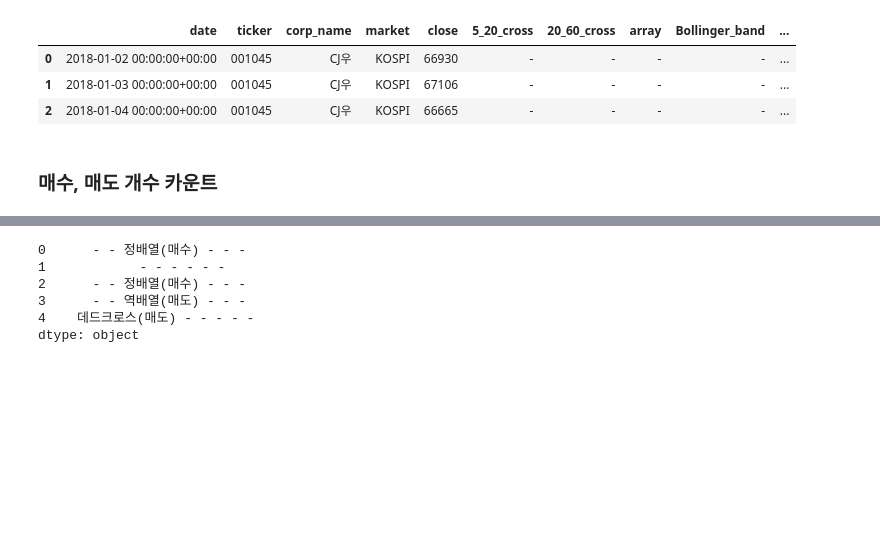
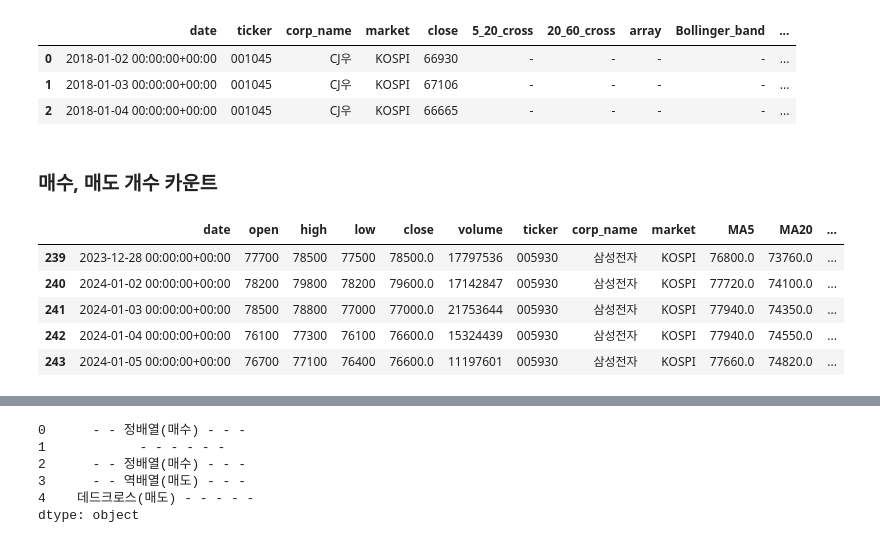
Before and after one commit to Unfinishedgod/finance_mlops, a Jupyter notebook: jupyter/cleaning/kor_stock_cleaning.ipynb, the cells around one changed output, grey strips where cells are left out. Drawn from its saved outputs; the diff is of its cells as text; code cells hidden in the pictures; blank space fills up the shorter version.

```diff
--- a/jupyter/cleaning/kor_stock_cleaning.ipynb
+++ b/jupyter/cleaning/kor_stock_cleaning.ipynb
@@ -406,3 +406,12 @@ blob.upload_from_filename(source_file_name)
 
 max_date = max(df_raw_anal_total_2['date'])
 buy_sell_count = df_raw_anal_total_2[df_raw_anal_total_2['date'] == max_date].reset_index(drop = True)
+# %%
+df_raw_total_2[df_raw_total_2['ticker'] == '005930'].tail(3)
+# %% [output]
+|  | date | open | high | low | close | volume | ticker | corp_name | market | MA5 | MA20 | ... |
+| 239 | 2023-12-28 00:00:00+00:00 | 77700 | 78500 | 77500 | 78500.0 | 17797536 | 005930 | 삼성전자 | KOSPI | 76800.0 | 73760.0 | ... |
+| 240 | 2024-01-02 00:00:00+00:00 | 78200 | 79800 | 78200 | 79600.0 | 17142847 | 005930 | 삼성전자 | KOSPI | 77720.0 | 74100.0 | ... |
+| 241 | 2024-01-03 00:00:00+00:00 | 78500 | 78800 | 77000 | 77000.0 | 21753644 | 005930 | 삼성전자 | KOSPI | 77940.0 | 74350.0 | ... |
+| 242 | 2024-01-04 00:00:00+00:00 | 76100 | 77300 | 76100 | 76600.0 | 15324439 | 005930 | 삼성전자 | KOSPI | 77940.0 | 74550.0 | ... |
+| 243 | 2024-01-05 00:00:00+00:00 | 76700 | 77100 | 76400 | 76600.0 | 11197601 | 005930 | 삼성전자 | KOSPI | 77660.0 | 74820.0 | ... |
```
Also changed, not shown: parts of 6 cells of this notebook, 2 other files.
